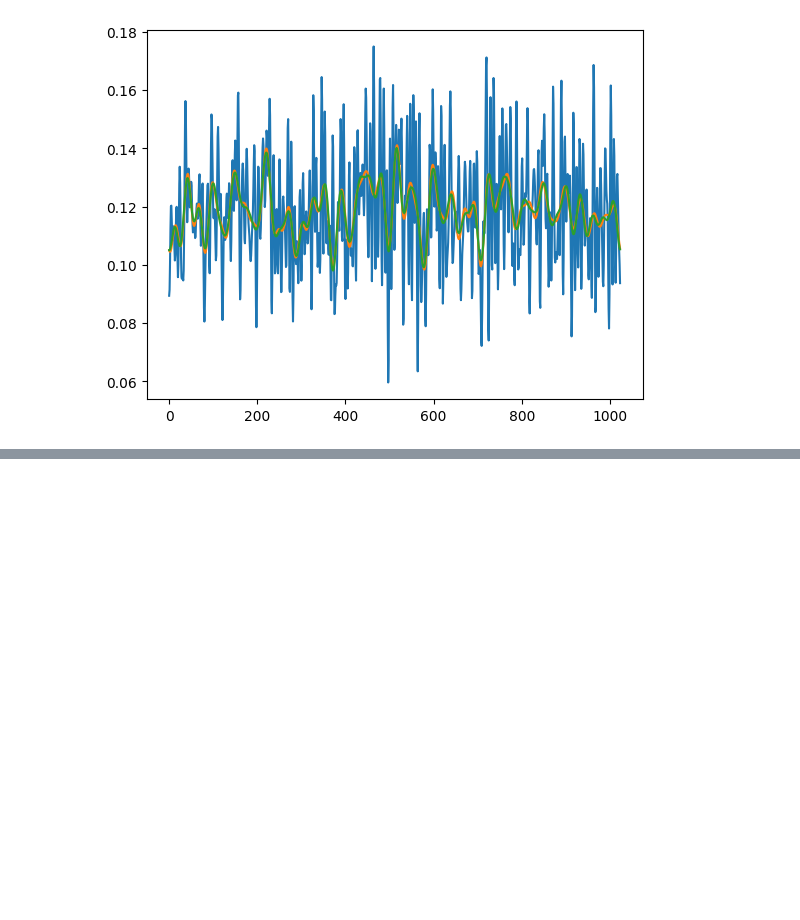
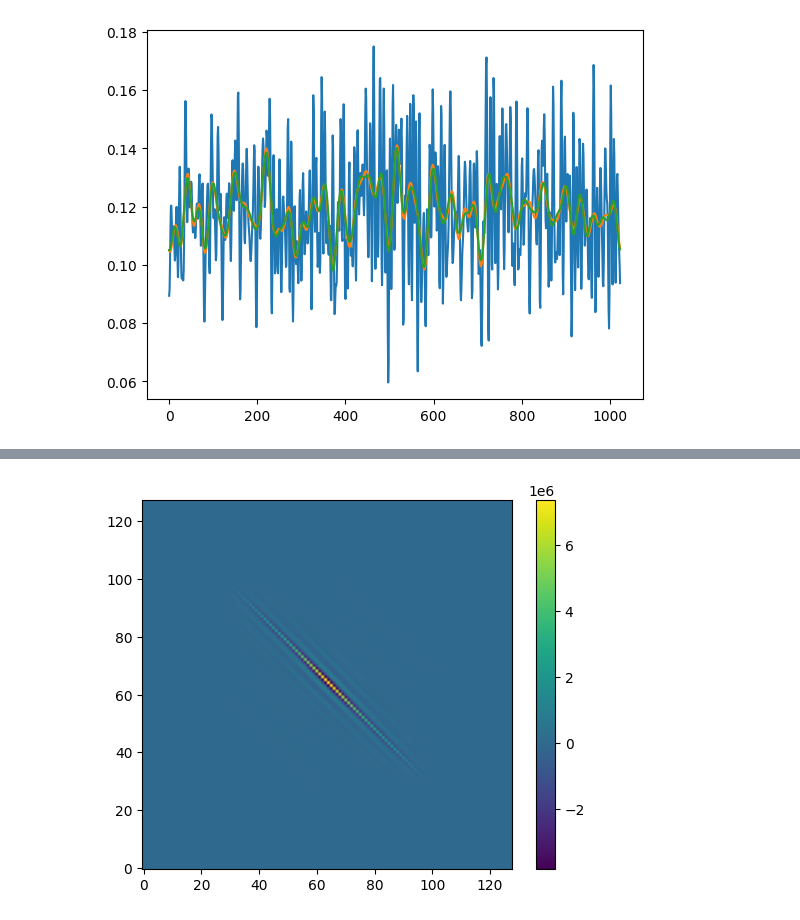
Before and after one commit to milolangker/honours, a Jupyter notebook: wk20/non_dlux_pscale.ipynb, the cells around one changed output, grey strips where cells are left out. Drawn from its saved outputs; the diff is of its cells as text; code cells hidden in the pictures; blank space fills up the shorter version.

```diff
--- a/wk20/non_dlux_pscale.ipynb
+++ b/wk20/non_dlux_pscale.ipynb
@@ -334,0 +338,7 @@ plt.show()
+# %%
+otf = np.fft.fft2(sidelobe_poisson)
+plt.imshow(np.fft.fftshift((otf.real)), origin='lower')
+plt.colorbar()
+plt.show()
+# %% [output]
+[figure, added]
```
Also changed, not shown: parts of 8 cells of this notebook, 31 other files.
